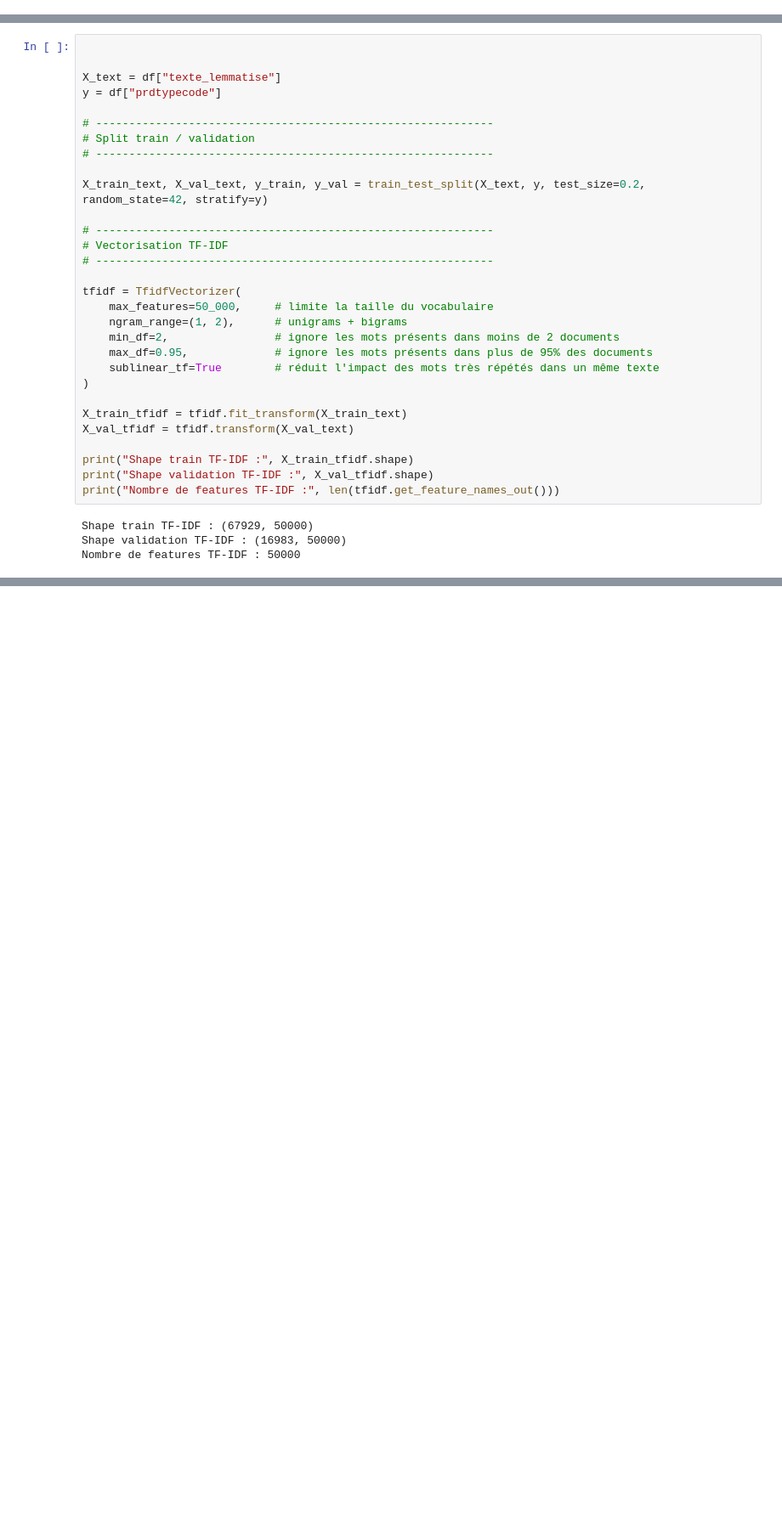
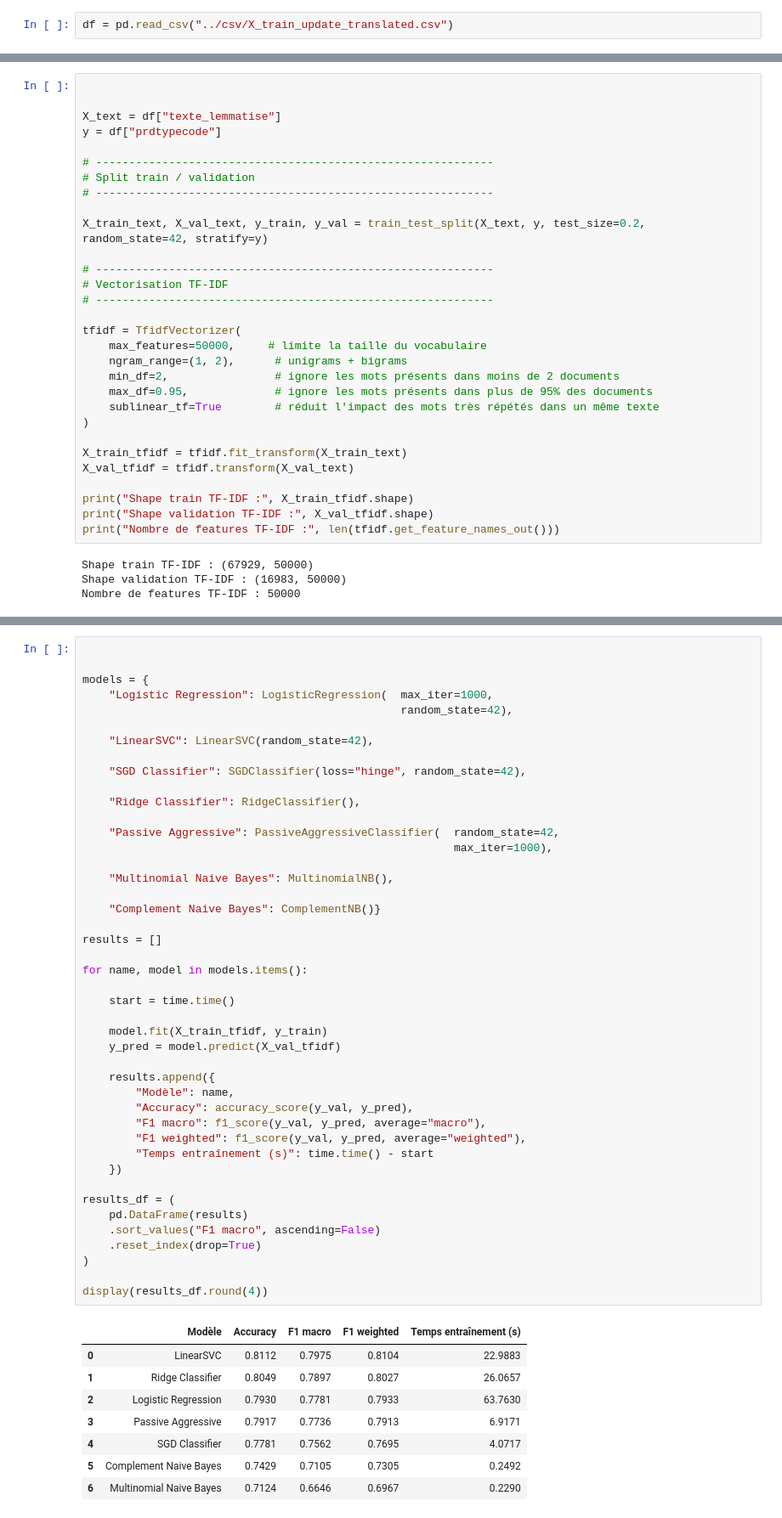
Before and after one commit to DataScientest-Studio/sep25_alt2_iia_rakuten_2, a Jupyter notebook: Exploration_donnees_&_Dataviz/Preprocess_FeatureEng_txt.ipynb, the cells around one changed output, grey strips where cells are left out. Shown at 85% size. Drawn from its saved outputs; the diff is of its cells as text; blank space fills up the shorter version.

```diff
--- a/Exploration_donnees_&_Dataviz/Preprocess_FeatureEng_txt.ipynb
+++ b/Exploration_donnees_&_Dataviz/Preprocess_FeatureEng_txt.ipynb
@@ -350,5 +346,7 @@ df.loc[df["langue"] == "en", ["texte_avant_traduction", "texte_complet"]].head(2
 # %% [markdown]
 # Feature Engineering
+# %%
+df = pd.read_csv("../csv/X_train_update_translated.csv")
 # %%
 !python -m spacy download fr_core_news_sm
 # %% [output]
@@ -546,7 +543,7 @@ X_train_text, X_val_text, y_train, y_val = train_test_split(X_text, y, test_size
 # ------------------------------------------------------------
 
 tfidf = TfidfVectorizer(
-    max_features=50_000,     # limite la taille du vocabulaire
+    max_features=50000,     # limite la taille du vocabulaire
     ngram_range=(1, 2),      # unigrams + bigrams
     min_df=2,                # ignore les mots présents dans moins de 2 documents
     max_df=0.95,             # ignore les mots présents dans plus de 95% des documents
@@ -565,0 +660,53 @@ Nombre de features TF-IDF : 50000
+# %%
+
+
+models = {
+    "Logistic Regression": LogisticRegression(  max_iter=1000,
+                                                random_state=42),
+
+    "LinearSVC": LinearSVC(random_state=42),
+
+    "SGD Classifier": SGDClassifier(loss="hinge", random_state=42),
+
+    "Ridge Classifier": RidgeClassifier(),
+
+    "Passive Aggressive": PassiveAggressiveClassifier(  random_state=42,
+                                                        max_iter=1000),
+
+    "Multinomial Naive Bayes": MultinomialNB(),
+
+    "Complement Naive Bayes": ComplementNB()}
+
+results = []
+
+for name, model in models.items():
+
+    start = time.time()
+
+    model.fit(X_train_tfidf, y_train)
+    y_pred = model.predict(X_val_tfidf)
+
+    results.append({
+        "Modèle": name,
+        "Accuracy": accuracy_score(y_val, y_pred),
+        "F1 macro": f1_score(y_val, y_pred, average="macro"),
+        "F1 weighted": f1_score(y_val, y_pred, average="weighted"),
+        "Temps entraînement (s)": time.time() - start
+    })
+
+results_df = (
+    pd.DataFrame(results)
+    .sort_values("F1 macro", ascending=False)
+    .reset_index(drop=True)
+)
+
+display(results_df.round(4))
+# %% [output]
+|  | Modèle | Accuracy | F1 macro | F1 weighted | Temps entraînement (s) |
+| 0 | LinearSVC | 0.8112 | 0.7975 | 0.8104 | 22.9883 |
+| 1 | Ridge Classifier | 0.8049 | 0.7897 | 0.8027 | 26.0657 |
+| 2 | Logistic Regression | 0.7930 | 0.7781 | 0.7933 | 63.7630 |
+| 3 | Passive Aggressive | 0.7917 | 0.7736 | 0.7913 | 6.9171 |
+| 4 | SGD Classifier | 0.7781 | 0.7562 | 0.7695 | 4.0717 |
+| 5 | Complement Naive Bayes | 0.7429 | 0.7105 | 0.7305 | 0.2492 |
+| 6 | Multinomial Naive Bayes | 0.7124 | 0.6646 | 0.6967 | 0.2290 |
```
Also changed, not shown: parts of 12 cells of this notebook.
